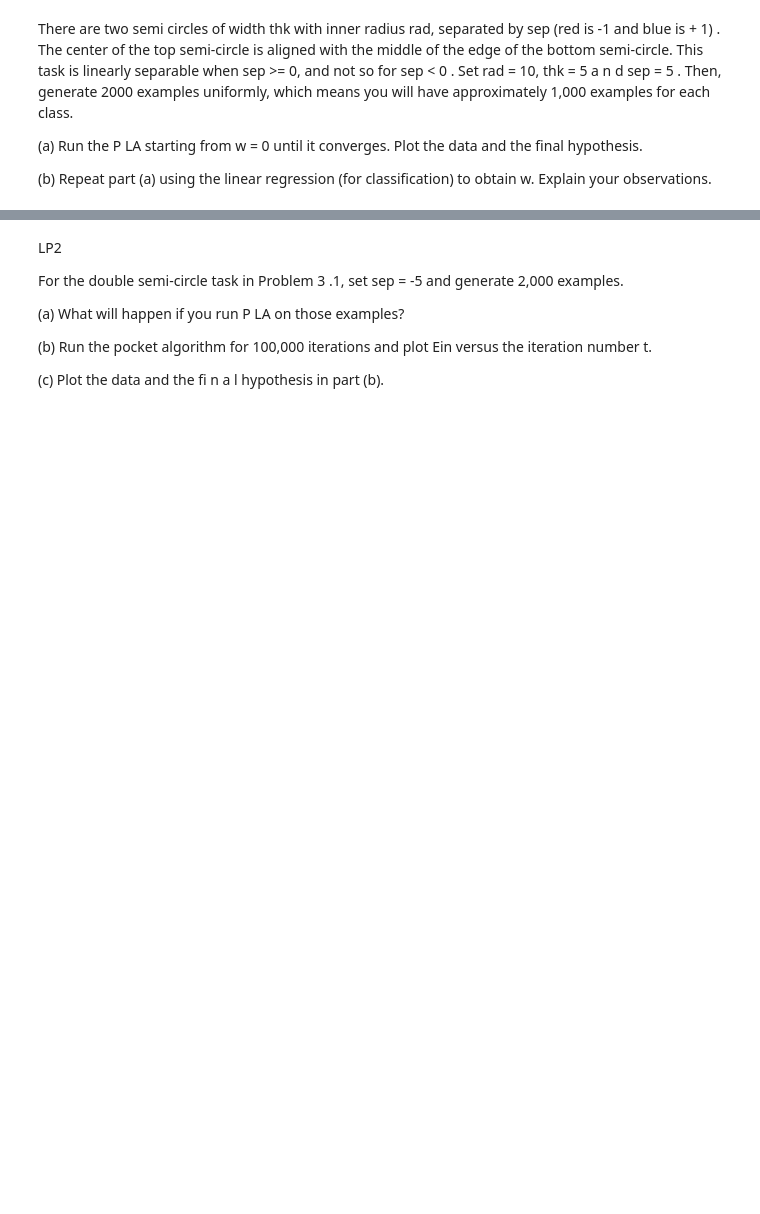
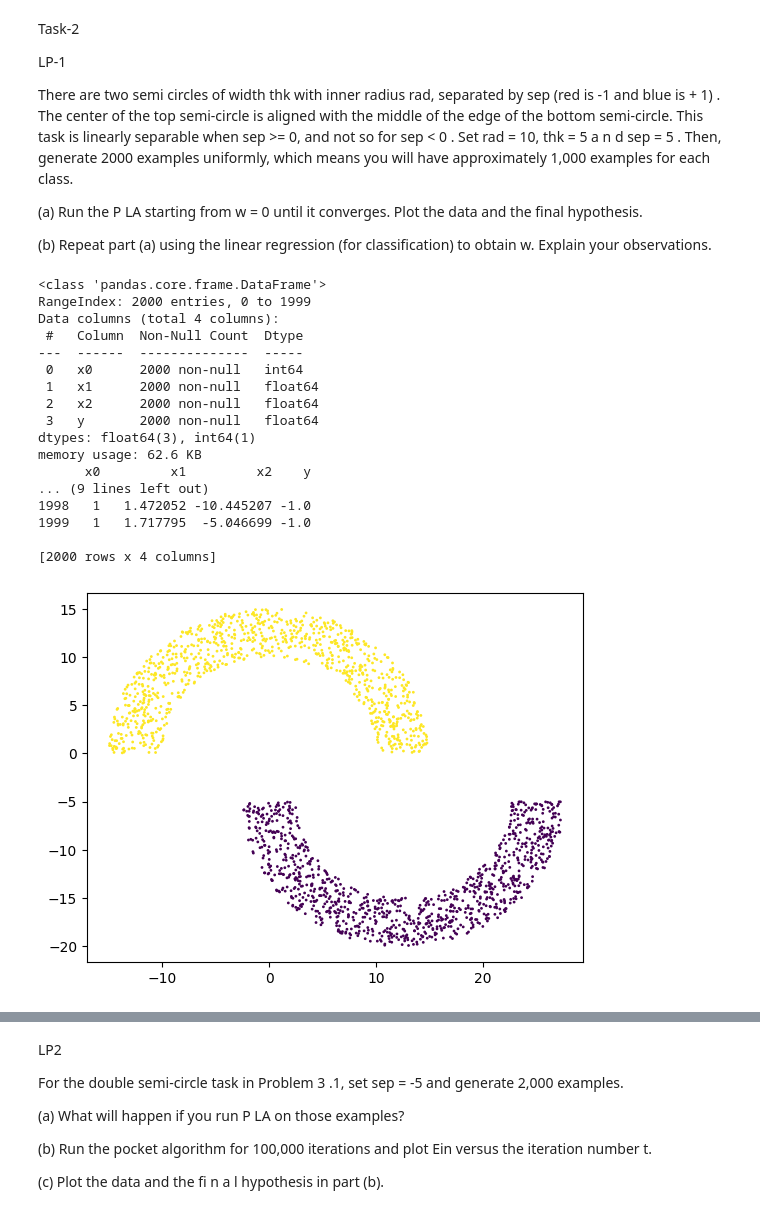
Before and after one commit to nsk20/CMPE257-Fall23-ShyamKumar-Nalluri, a Jupyter notebook: Task_2.ipynb, the cells around one changed output, grey strips where cells are left out. Saved outputs shown, nothing was run; the diff lists cells and outputs as text; code cells hidden in the pictures; blank space fills up the shorter version.

```diff
--- a/Task_2.ipynb
+++ b/Task_2.ipynb
@@ -1,6 +1,10 @@
 # %% [markdown]
 <a href="https://colab.research.google.com/github/nsk20/CMPE257-Fall23-ShyamKumar-Nalluri/blob/homework-2/Task_2.ipynb" target="_parent"><img src="https://colab.research.google.com/assets/colab-badge.svg" alt="Open In Colab"/></a>
 # %% [markdown]
+Task-2
+
+LP-1
+
 There are two semi circles of width thk with inner radius rad, separated by sep (red is -1 and blue is + 1) . The center of the top semi-circle is aligned with the middle of the edge of the bottom semi-circle. This task is linearly separable when sep >= 0, and not so for sep < 0 . Set rad = 10, thk = 5 a n d sep = 5 . Then, generate 2000 examples uniformly, which means you will have approximately 1,000 examples for each class.
 
 (a) Run the P LA starting from w = 0 until it converges. Plot the data and the final hypothesis.
@@ -23 +63,37 @@ dim = 2
+# %%
+
+N=2000
+top,bottom = generatedata(rad,thk,sep,N)
+
+# Create DataFrame
+df = pd.DataFrame({'x0': [1] * len(top + bottom),
+                   'x1': [point[0] for point in top + bottom],
+                   'x2': [point[1] for point in top + bottom],
+                   'y': [1.0] * len(top) + [-1.0] * len(bottom)})
+
+df.info()
+print(df)
+
+# Visualize the data
+plt.scatter(df['x1'], df['x2'], c=df['y'], s=1)
+plt.show()
+# %% [output]
+<class 'pandas.core.frame.DataFrame'>
+RangeIndex: 2000 entries, 0 to 1999
+Data columns (total 4 columns):
+ #   Column  Non-Null Count  Dtype
+---  ------  --------------  -----
+ 0   x0      2000 non-null   int64
+ 1   x1      2000 non-null   float64
+ 2   x2      2000 non-null   float64
+ 3   y       2000 non-null   float64
+dtypes: float64(3), int64(1)
+memory usage: 62.6 KB
+      x0         x1         x2    y
+... (9 lines left out)
+1998   1   1.472052 -10.445207 -1.0
+1999   1   1.717795  -5.046699 -1.0
+
+[2000 rows x 4 columns]
+[figure, added]
 # %%
```
Also changed, not shown: parts of 13 cells of this notebook.
